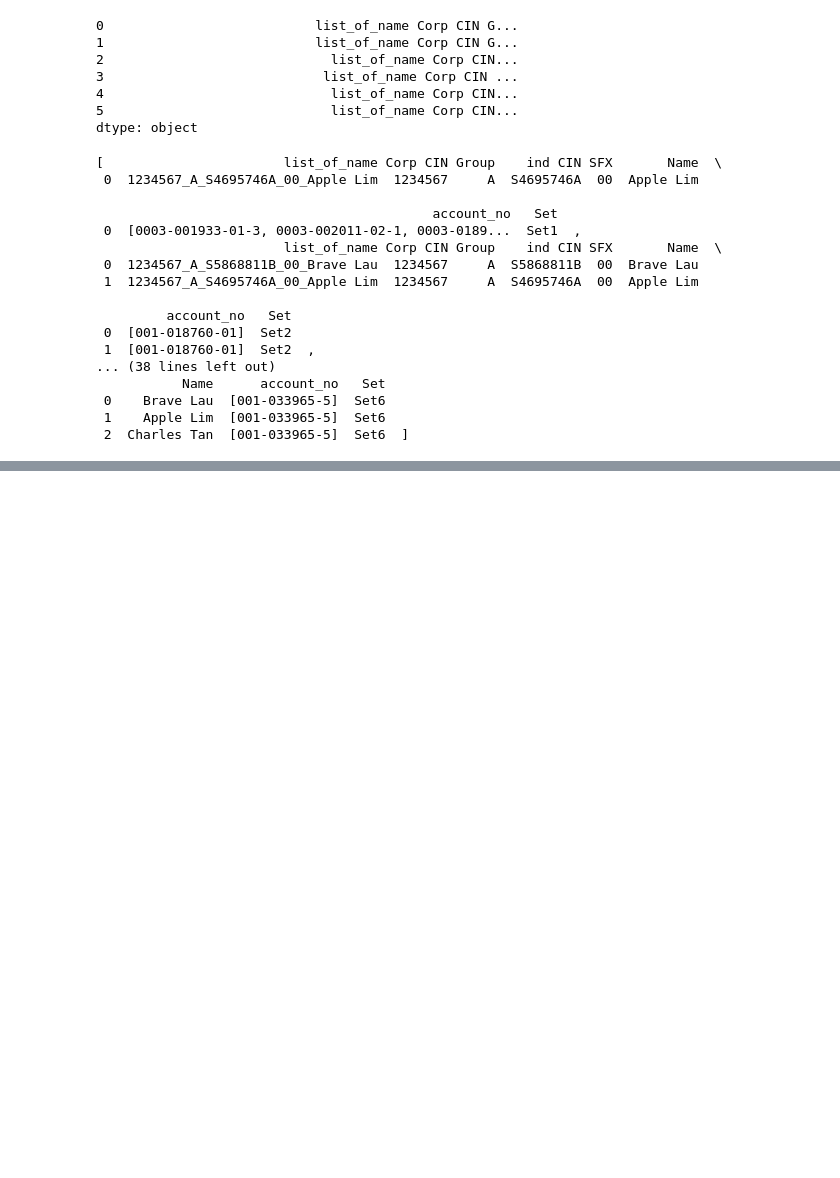
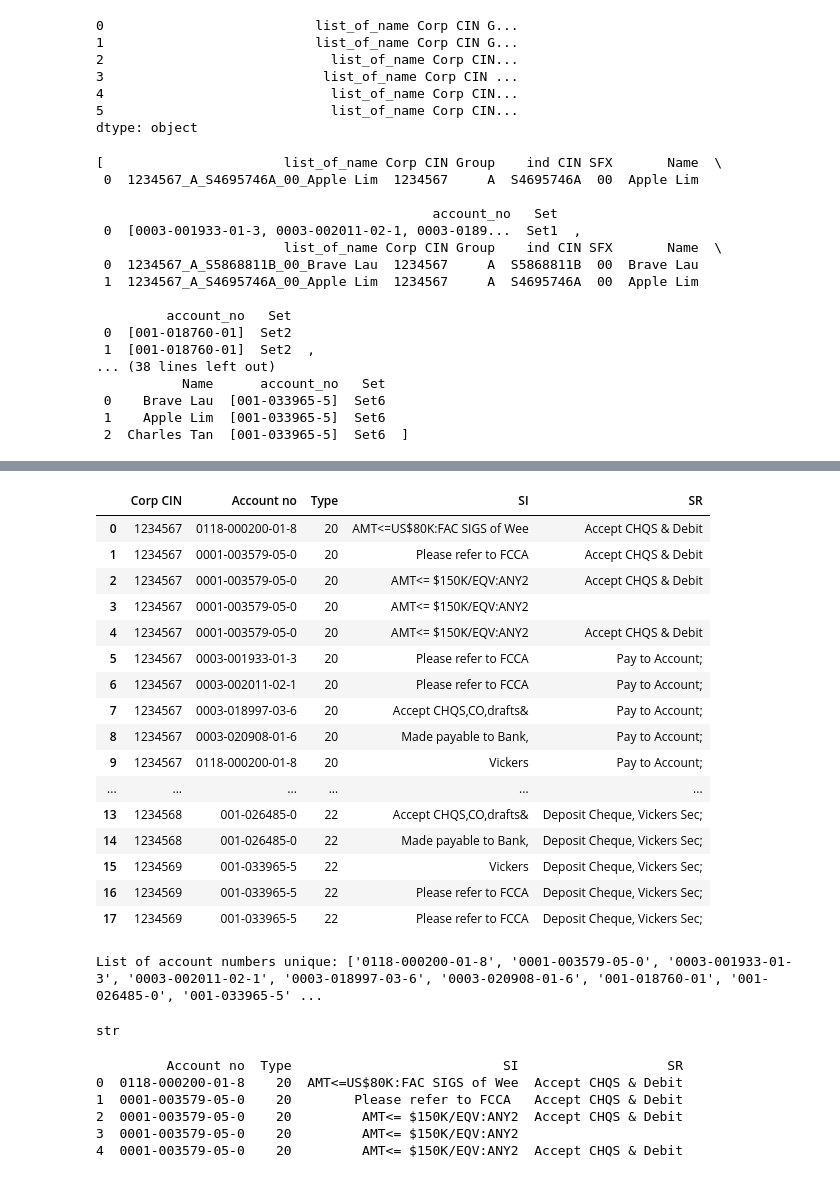
Before and after one commit to cjy93/crytography_cybersecurity_ML, a Jupyter notebook: Task1_2_CrytographyAndML_GroupToCommonDataFrames.ipynb, the cells around one changed output, grey strips where cells are left out. Saved outputs shown, nothing was run; the diff lists cells and outputs as text; code cells hidden in the pictures; blank space fills up the shorter version.

Commit message:
updated by continuing the codes and edit data to see the result better via codes

```diff
--- a/Task1_2_CrytographyAndML_GroupToCommonDataFrames.ipynb
+++ b/Task1_2_CrytographyAndML_GroupToCommonDataFrames.ipynb
@@ -364,0 +472,51 @@ q
+# %%
+'''
+replacing na valyes in column "SR" with " " # the real data has some empty rows
+'''
+dfADA['SR'].fillna("", inplace = True)  # use " " or "" will also show empty.
+dfADA
+# %% [output]
+|  | Corp CIN | Account no | Type | SI | SR |
+| 0 | 1234567 | 0118-000200-01-8 | 20 | AMT<=US$80K:FAC SIGS of Wee | Accept CHQS & Debit |
+| 1 | 1234567 | 0001-003579-05-0 | 20 | Please refer to FCCA | Accept CHQS & Debit |
+| 2 | 1234567 | 0001-003579-05-0 | 20 | AMT<= $150K/EQV:ANY2 | Accept CHQS & Debit |
+| 3 | 1234567 | 0001-003579-05-0 | 20 | AMT<= $150K/EQV:ANY2 |  |
+| 4 | 1234567 | 0001-003579-05-0 | 20 | AMT<= $150K/EQV:ANY2 | Accept CHQS & Debit |
+| 5 | 1234567 | 0003-001933-01-3 | 20 | Please refer to FCCA | Pay to Account; |
+| 6 | 1234567 | 0003-002011-02-1 | 20 | Please refer to FCCA | Pay to Account; |
+| 7 | 1234567 | 0003-018997-03-6 | 20 | Accept CHQS,CO,drafts& | Pay to Account; |
+| 8 | 1234567 | 0003-020908-01-6 | 20 | Made payable to Bank, | Pay to Account; |
+| 9 | 1234567 | 0118-000200-01-8 | 20 | Vickers | Pay to Account; |
+| ... | ... | ... | ... | ... | ... |
+| 13 | 1234568 | 001-026485-0 | 22 | Accept CHQS,CO,drafts& | Deposit Cheque, Vickers Sec; |
+| 14 | 1234568 | 001-026485-0 | 22 | Made payable to Bank, | Deposit Cheque, Vickers Sec; |
+| 15 | 1234569 | 001-033965-5 | 22 | Vickers | Deposit Cheque, Vickers Sec; |
+| 16 | 1234569 | 001-033965-5 | 22 | Please refer to FCCA | Deposit Cheque, Vickers Sec; |
+| 17 | 1234569 | 001-033965-5 | 22 | Please refer to FCCA | Deposit Cheque, Vickers Sec; |
+# %%
+'''
+change order of columns in dataframe, Acc Number put infront
+'''
+dfAccNum = dfADA['Account no'].unique()
+dfAccNum
+dfAccNum_list = dfAccNum.tolist()
+print("List of account numbers unique: {}".format(dfAccNum_list))
+type(dfAccNum_list[0])
+# %% [output]
+List of account numbers unique: ['0118-000200-01-8', '0001-003579-05-0', '0003-001933-01-3', '0003-002011-02-1', '0003-018997-03-6', '0003-020908-01-6', '001-018760-01', '001-026485-0', '001-033965-5' ...
+str
+# %%
+'''
+reorder the columns in the df before i do a join "_" on dfADA
+'''
+new_order = [1,0,2,3,4]
+dfADA = dfADA[dfADA.columns[new_order]]
+dfADA = dfADA.drop(columns = "Corp CIN", axis = 1)
+print(dfADA.head())
+# %% [output]
+         Account no  Type                           SI                   SR
+0  0118-000200-01-8    20  AMT<=US$80K:FAC SIGS of Wee  Accept CHQS & Debit
+1  0001-003579-05-0    20        Please refer to FCCA   Accept CHQS & Debit
+2  0001-003579-05-0    20         AMT<= $150K/EQV:ANY2  Accept CHQS & Debit
+3  0001-003579-05-0    20         AMT<= $150K/EQV:ANY2
+4  0001-003579-05-0    20         AMT<= $150K/EQV:ANY2  Accept CHQS & Debit
```
Also changed, not shown: parts of 24 cells of this notebook, 1 other file.
